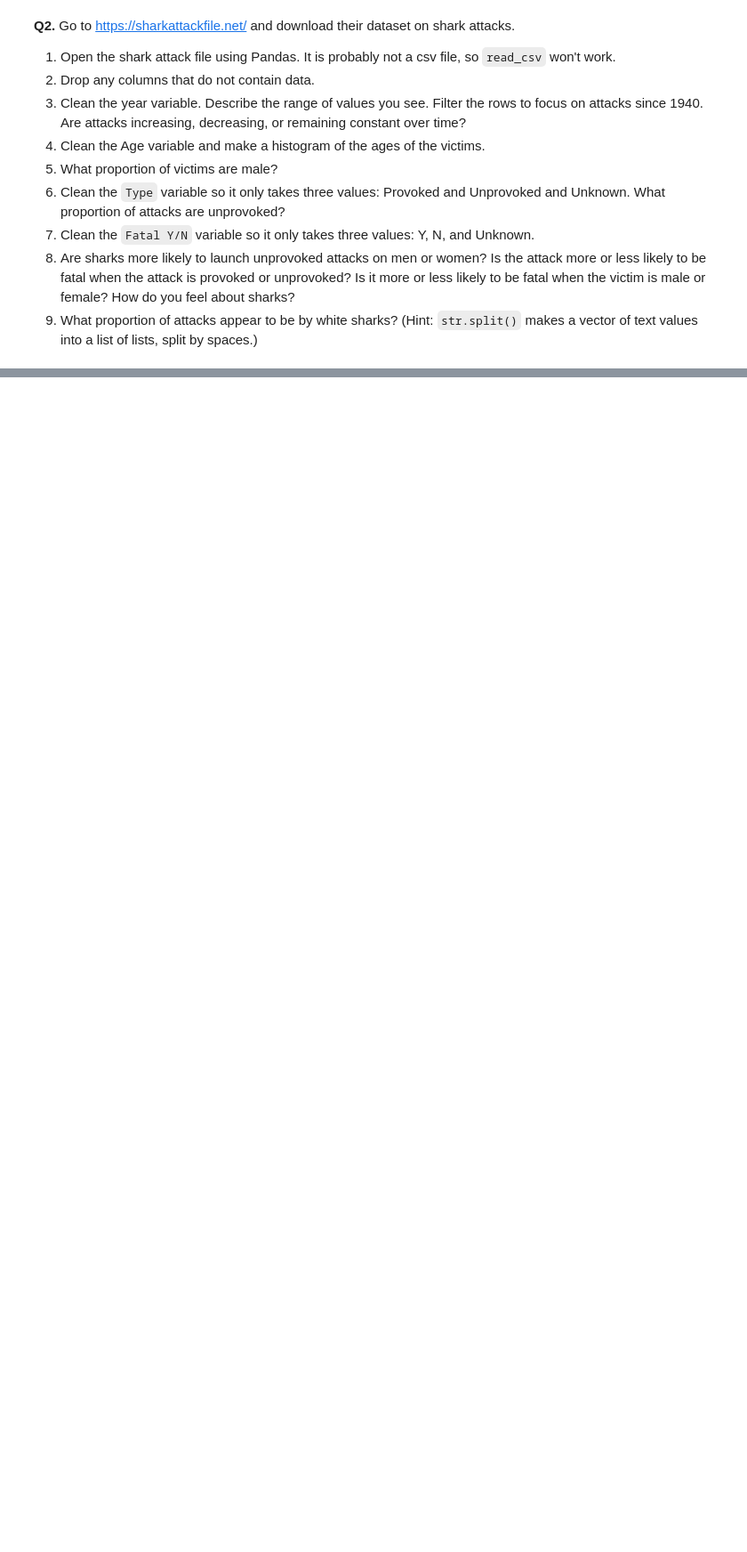
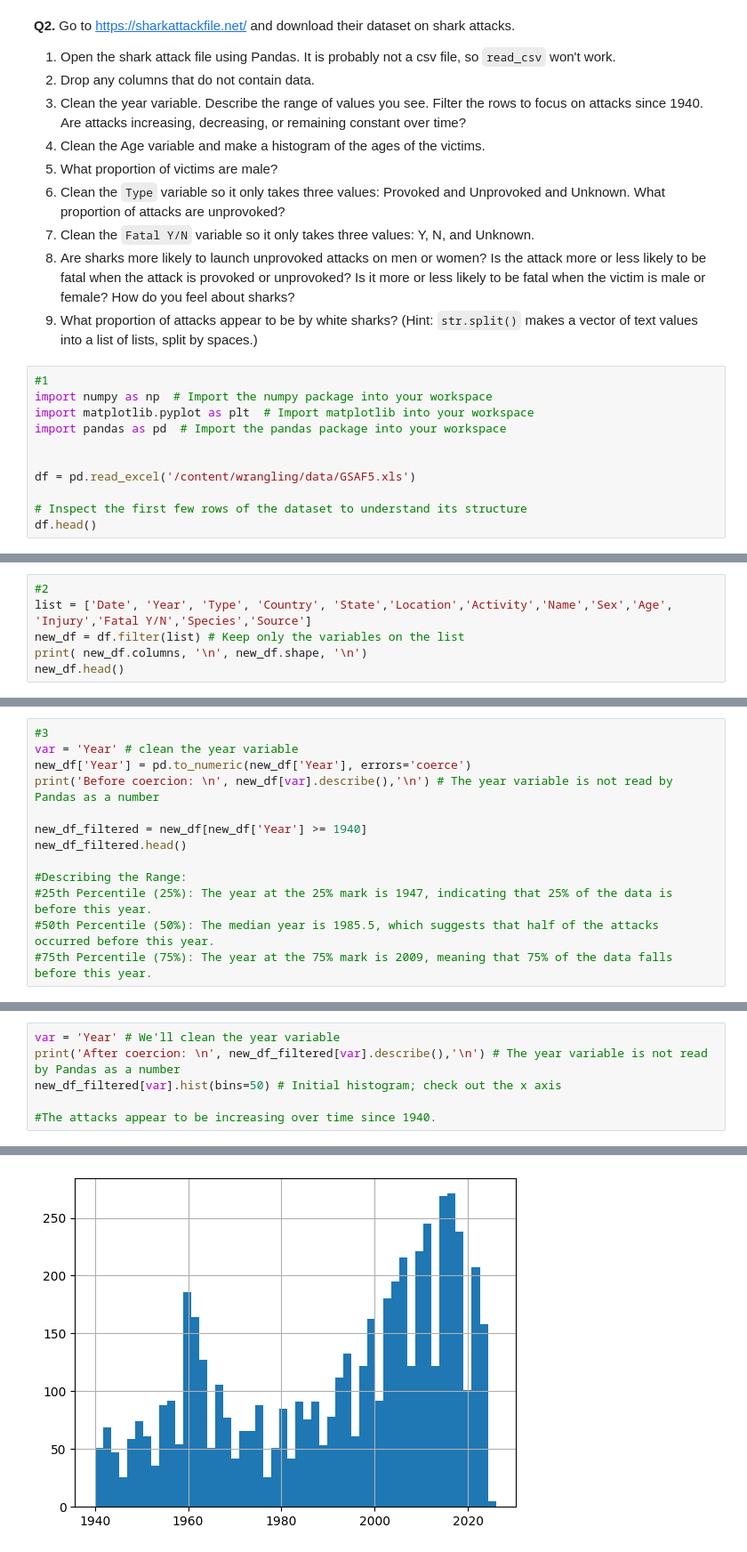
Before and after one commit to eep3uv/wrangling, a Jupyter notebook: assignment/assignment.ipynb, the cells around one changed output, grey strips where cells are left out. Shown: that part at 89% size. Saved outputs shown, nothing was run; the diff lists cells and outputs as text; blank space fills up the shorter version.

```diff
--- a/assignment/assignment.ipynb
+++ b/assignment/assignment.ipynb
@@ -52,3 +76,14 @@ FileNotFoundError: [Errno 2] No such file or directory: '/Users/vanessapasquarel
 7. Clean the `Fatal Y/N` variable so it only takes three values: Y, N, and Unknown.
 8. Are sharks more likely to launch unprovoked attacks on men or women? Is the attack more or less likely to be fatal when the attack is provoked or unprovoked? Is it more or less likely to be fatal when the victim is male or female? How do you feel about sharks?
 9. What proportion of attacks appear to be by white sharks? (Hint: `str.split()` makes a vector of text values into a list of lists, split by spaces.)
+# %%
+#1
+import numpy as np  # Import the numpy package into your workspace
+import matplotlib.pyplot as plt  # Import matplotlib into your workspace
+import pandas as pd  # Import the pandas package into your workspace
+
+
+df = pd.read_excel('/content/wrangling/data/GSAF5.xls')
+
+# Inspect the first few rows of the dataset to understand its structure
+df.head()
@@ -54,0 +103,6 @@ FileNotFoundError: [Errno 2] No such file or directory: '/Users/vanessapasquarel
+# %%
+#2
+list = ['Date', 'Year', 'Type', 'Country', 'State','Location','Activity','Name','Sex','Age', 'Injury','Fatal Y/N','Species','Source']
+new_df = df.filter(list) # Keep only the variables on the list
+print( new_df.columns, '\n', new_df.shape, '\n')
+new_df.head()
@@ -54,0 +120,13 @@ FileNotFoundError: [Errno 2] No such file or directory: '/Users/vanessapasquarel
+# %%
+#3
+var = 'Year' # clean the year variable
+new_df['Year'] = pd.to_numeric(new_df['Year'], errors='coerce')
+print('Before coercion: \n', new_df[var].describe(),'\n') # The year variable is not read by Pandas as a number
+
+new_df_filtered = new_df[new_df['Year'] >= 1940]
+new_df_filtered.head()
+
+#Describing the Range:
+#25th Percentile (25%): The year at the 25% mark is 1947, indicating that 25% of the data is before this year.
+#50th Percentile (50%): The median year is 1985.5, which suggests that half of the attacks occurred before this year.
+#75th Percentile (75%): The year at the 75% mark is 2009, meaning that 75% of the data falls before this year.
@@ -54,0 +150,7 @@ FileNotFoundError: [Errno 2] No such file or directory: '/Users/vanessapasquarel
+# %%
+var = 'Year' # We'll clean the year variable
+print('After coercion: \n', new_df_filtered[var].describe(),'\n') # The year variable is not read by Pandas as a number
+new_df_filtered[var].hist(bins=50) # Initial histogram; check out the x axis
+
+#The attacks appear to be increasing over time since 1940.
+# %% [output]
@@ -54,0 +168 @@ FileNotFoundError: [Errno 2] No such file or directory: '/Users/vanessapasquarel
+[figure, added]
```
Also changed, not shown: parts of 17 cells of this notebook.
